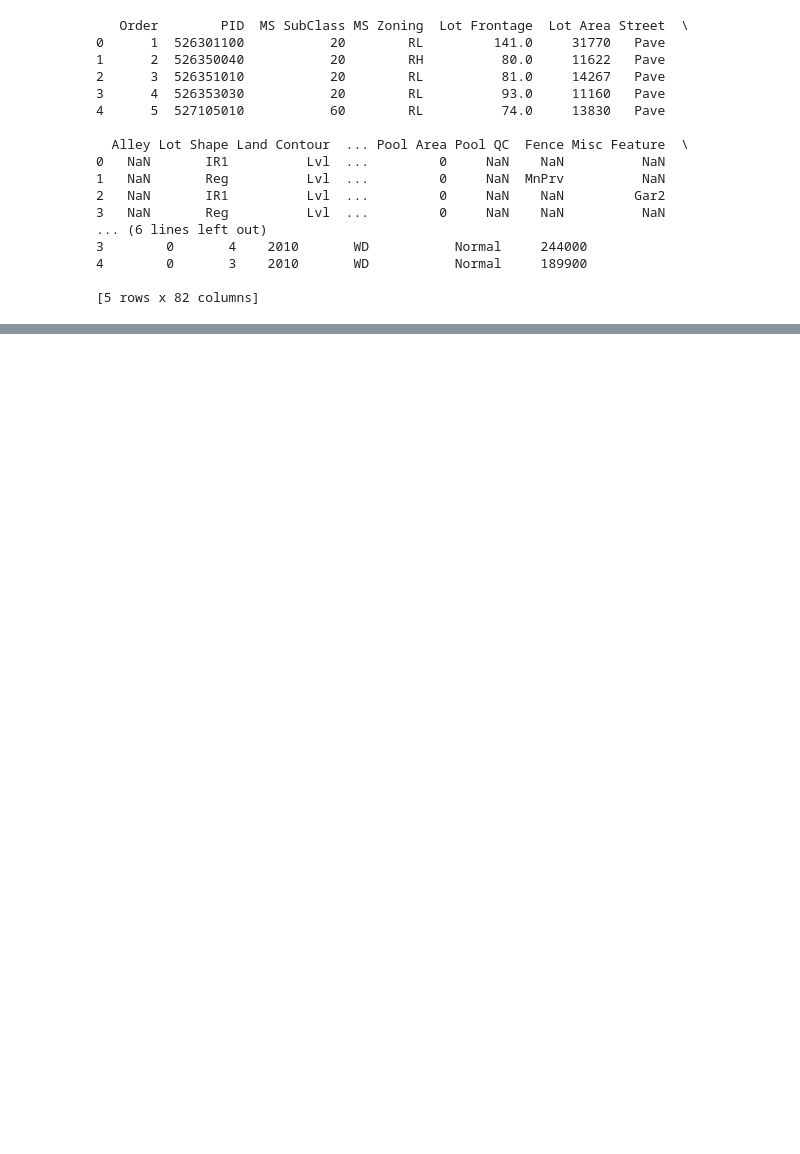
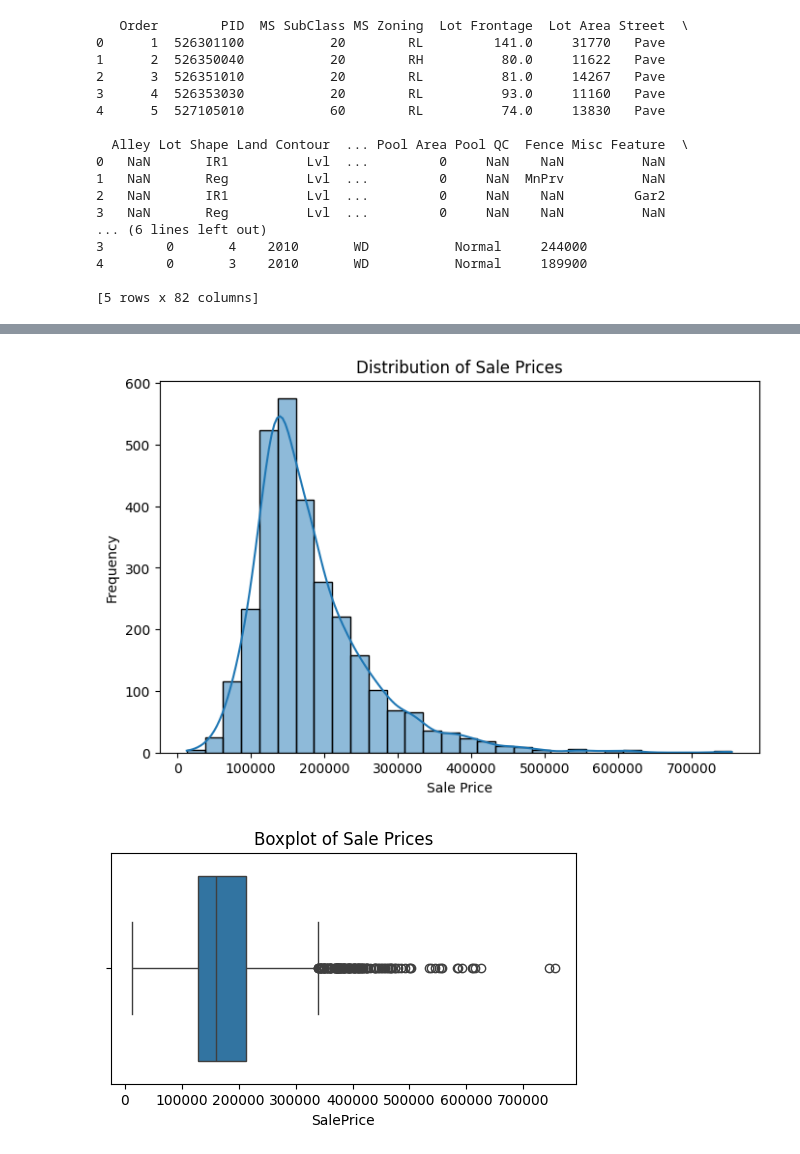
Before and after one commit to bonsonalo/tempo, a Jupyter notebook: week03/week03_project/eda_dashboard/notebooks/eda_dashboard.ipynb, the cells around one changed output, grey strips where cells are left out. Drawn from its saved outputs; the diff is of its cells as text; code cells hidden in the pictures; blank space fills up the shorter version.

```diff
--- a/week03/week03_project/eda_dashboard/notebooks/eda_dashboard.ipynb
+++ b/week03/week03_project/eda_dashboard/notebooks/eda_dashboard.ipynb
@@ -43,0 +549,27 @@ logging.info("Hello from logger")
+# %%
+#histogram shows if most houses are in a low price range or if prices are spread out.
+# Histogram for SalePrice
+plt.figure(figsize=(8, 5))
+sns.histplot(data['SalePrice'], bins=30, kde=True)
+# bins=30 → groups data into 30 buckets
+# kde=True → adds a smooth curve to show the shape of distribution
+plt.title("Distribution of Sale Prices")
+plt.xlabel("Sale Price")
+plt.ylabel("Frequency")
+plt.show()
+
+
+#Boxplots are very useful to spot skewness and extreme values quickly.
+# Boxplot for SalePrice
+plt.figure(figsize=(6, 3))
+sns.boxplot(x=data['SalePrice'])
+plt.title("Boxplot of Sale Prices")
+plt.show()
+
+
+# Histogram → Is the distribution normal, skewed right (long tail to high values), or skewed left?
+
+# Boxplot → How many outliers? Is the median centered or skewed?
+# %% [output]
+[figure, added]
+[figure, added]
```
Also changed, not shown: parts of 40 cells of this notebook.
